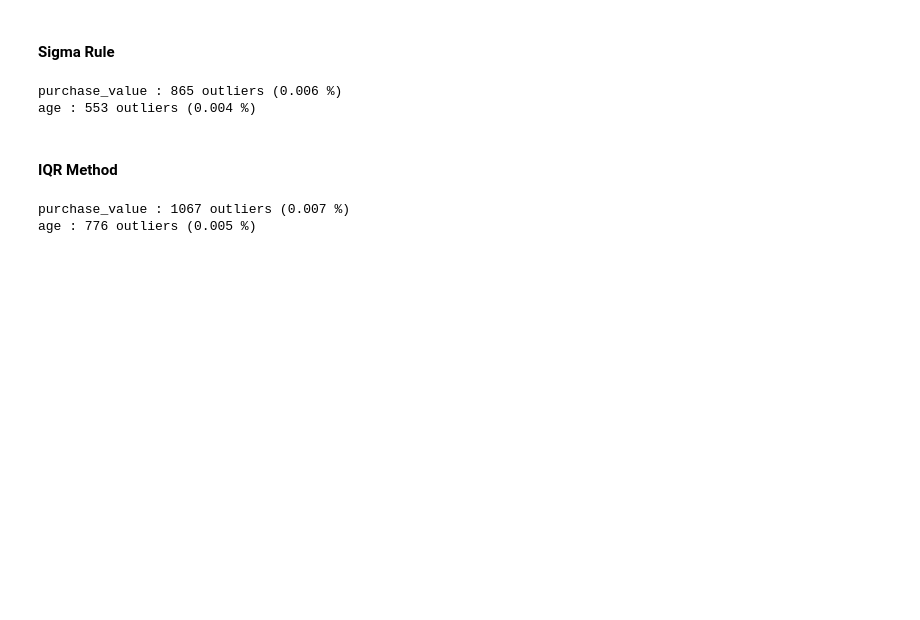
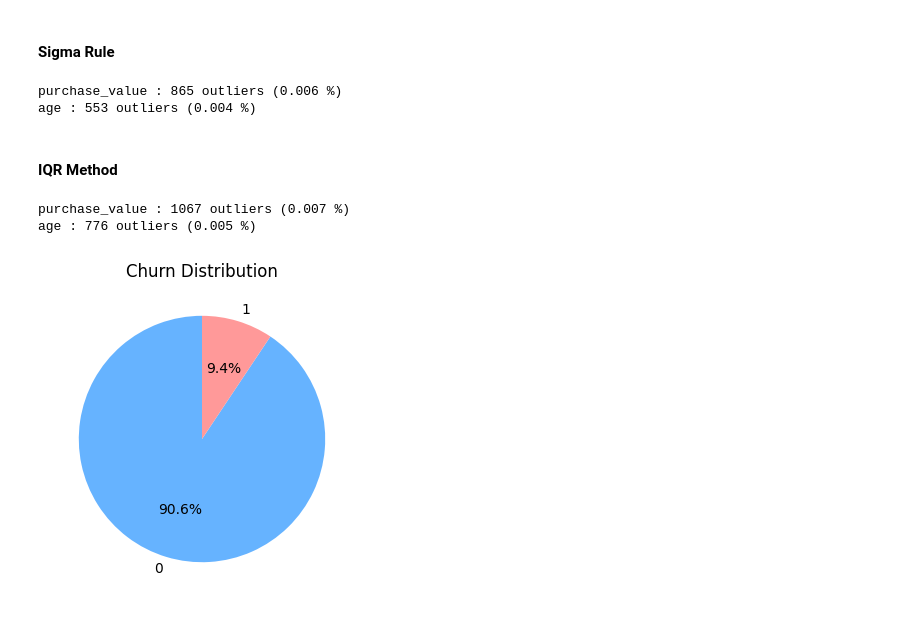
Before and after one commit to p-sahas/e-commerce-fraud-detection, a Jupyter notebook: notebooks/01_preprocessing.ipynb, the cells around one changed output. Drawn from its saved outputs; the diff is of its cells as text; code cells hidden in the pictures; blank space fills up the shorter version.

```diff
--- a/notebooks/01_preprocessing.ipynb
+++ b/notebooks/01_preprocessing.ipynb
@@ -117,3 +117,12 @@ for col in num_cols:
 # %% [output]
 purchase_value : 1067 outliers (0.007 %)
 age : 776 outliers (0.005 %)
+# %%
+plt.figure(figsize=(4, 4))
+df['class'].value_counts().plot(kind='pie', autopct='%1.1f%%', startangle=90, colors=['#66b3ff','#ff9999'])
+plt.title('Churn Distribution')
+plt.ylabel('')
+plt.savefig('../artifacts/images/class.png')
+plt.show()
+# %% [output]
+[figure, added]
```
Also changed, not shown: parts of 2 cells of this notebook.
